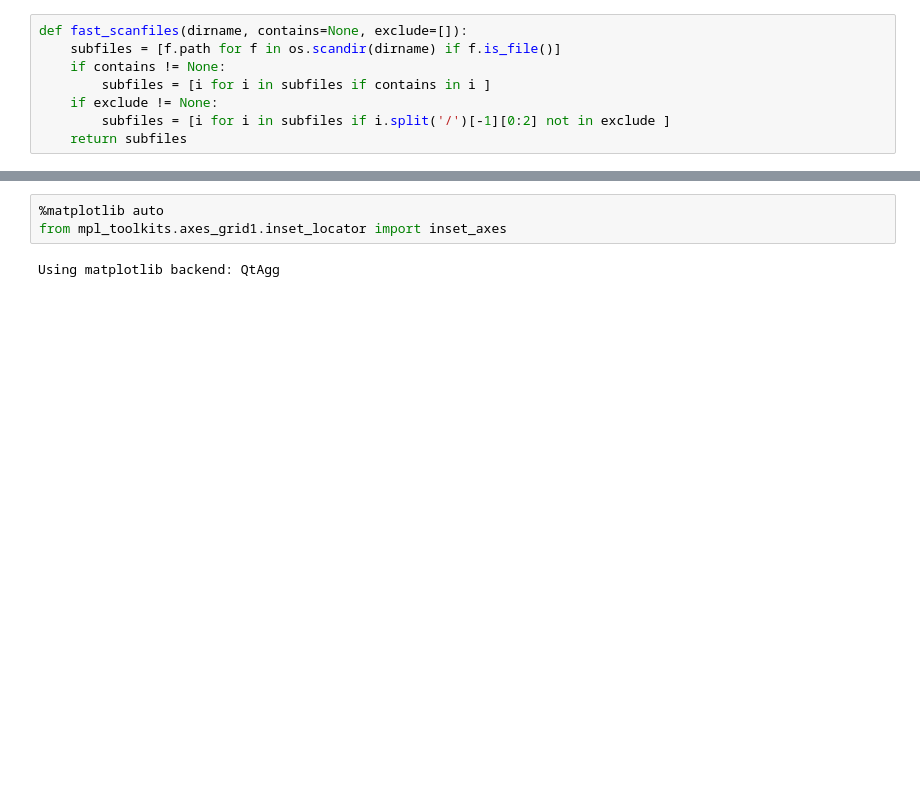
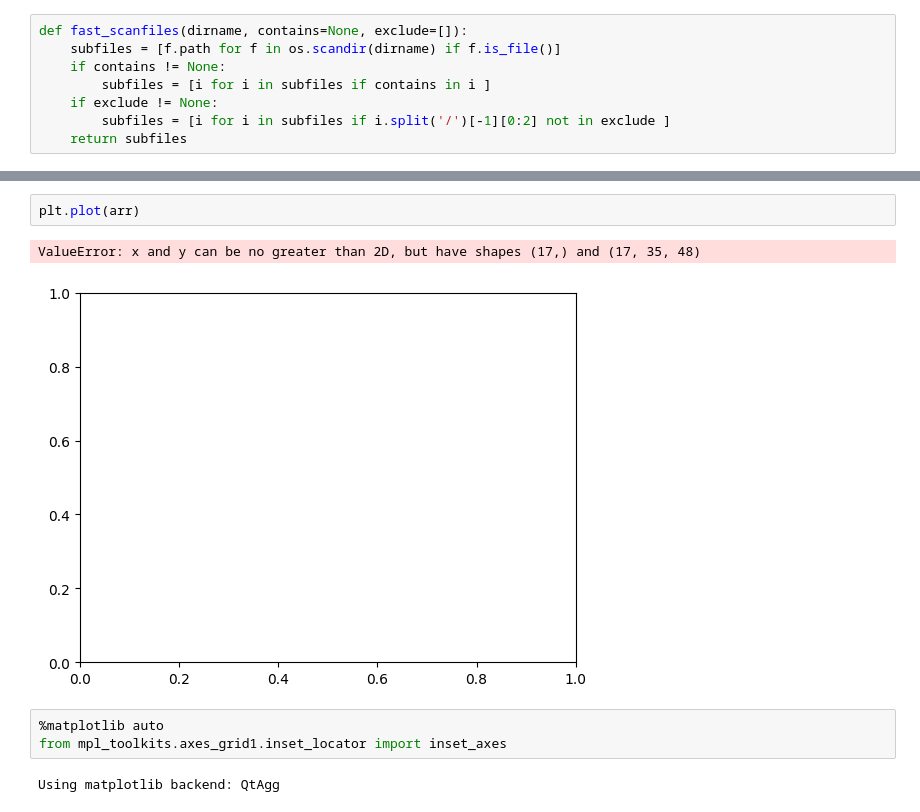
Before and after one commit to pius-desiderius/fnirs-data-analysis, a Jupyter notebook: make_average_plots.ipynb, the cells around one changed output, grey strips where cells are left out. Drawn from its saved outputs; the diff is of its cells as text; blank space fills up the shorter version.

```diff
--- a/make_average_plots.ipynb
+++ b/make_average_plots.ipynb
@@ -199,3 +255,8 @@ huh = concatenate_dicts(topo_dict, new_shape=None)
+# %%
+plt.plot(arr)
+# %% [output]
+ValueError: x and y can be no greater than 2D, but have shapes (17,) and (17, 35, 48)
+[figure, added]
 # %%
 %matplotlib auto
 from mpl_toolkits.axes_grid1.inset_locator import inset_axes
```
Also changed, not shown: parts of 34 cells of this notebook, 2 other files.
